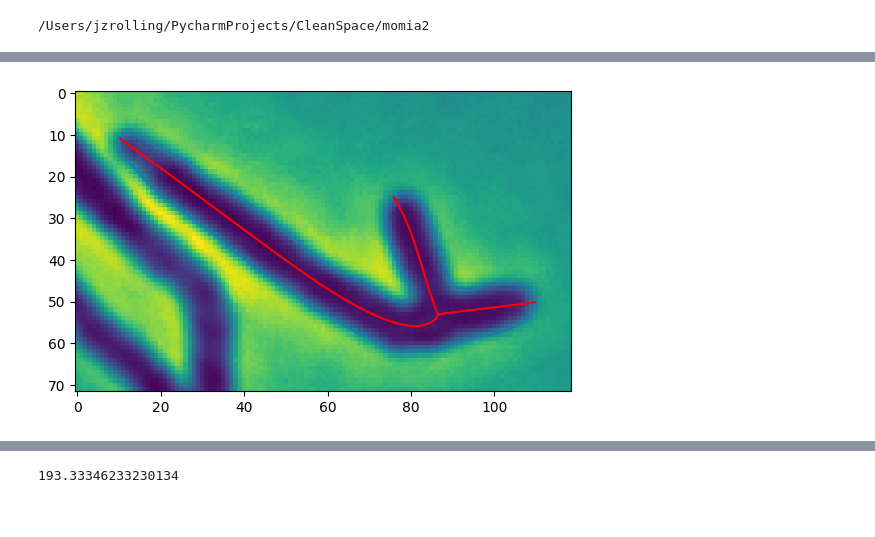
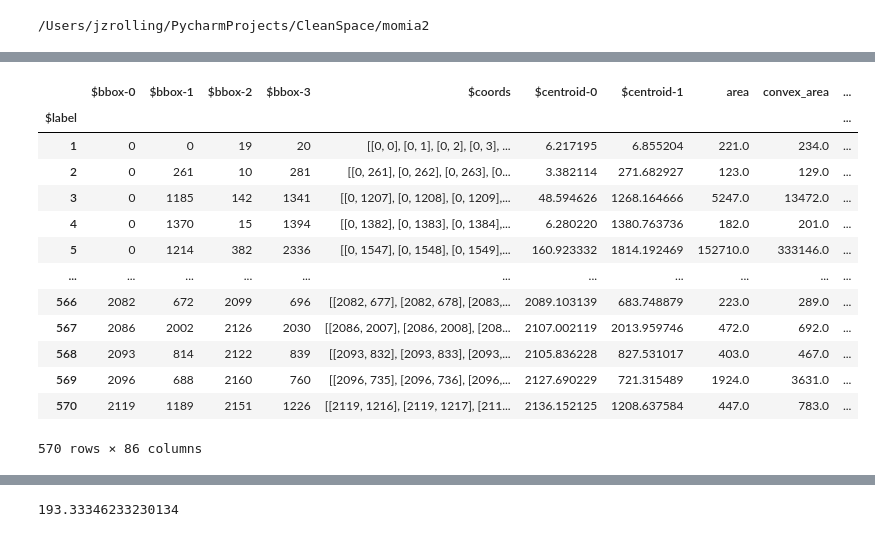
Before and after one commit to jzrolling/CleanSpace, a Jupyter notebook: notebooks/2. revise_midline_algorithm_copy.ipynb, the cells around one changed output, grey strips where cells are left out. Cells and saved outputs as stored; diff of their text form; code cells hidden in the pictures.

```diff
--- a/notebooks/2. revise_midline_algorithm_copy.ipynb
+++ b/notebooks/2. revise_midline_algorithm_copy.ipynb
@@ -53,15 +98,18 @@ part = [p.get_particle_data(x) for x in filtered.index]
 # %%
-n=1
-mask = part[n]['$mask']
-plt.imshow(part[n]['C1'])
-outline = mo.utils.spline_approximation(part[n]['$outline'],
-                                        n=len(part[n]['$outline']),
-                                        closed=True,
-                                        smooth_factor=3)
-midlines = mo.utils.extract_midline(mask,outline,pixel_microns=0.11)
-plt.plot(outline[:,1],outline[:,0])
-for midline in midlines:
-    plt.plot(midline[:,1],midline[:,0],color='r')
+p.regionprops
 # %% [output]
-[figure, removed]
+|  | $bbox-0 | $bbox-1 | $bbox-2 | $bbox-3 | $coords | $centroid-0 | $centroid-1 | area | convex_area | ... |
+| $label |  |  |  |  |  |  |  |  |  | ... |
+| 1 | 0 | 0 | 19 | 20 | [[0, 0], [0, 1], [0, 2], [0, 3], ... | 6.217195 | 6.855204 | 221.0 | 234.0 | ... |
+| 2 | 0 | 261 | 10 | 281 | [[0, 261], [0, 262], [0, 263], [0... | 3.382114 | 271.682927 | 123.0 | 129.0 | ... |
+| 3 | 0 | 1185 | 142 | 1341 | [[0, 1207], [0, 1208], [0, 1209],... | 48.594626 | 1268.164666 | 5247.0 | 13472.0 | ... |
+| 4 | 0 | 1370 | 15 | 1394 | [[0, 1382], [0, 1383], [0, 1384],... | 6.280220 | 1380.763736 | 182.0 | 201.0 | ... |
+| 5 | 0 | 1214 | 382 | 2336 | [[0, 1547], [0, 1548], [0, 1549],... | 160.923332 | 1814.192469 | 152710.0 | 333146.0 | ... |
+| ... | ... | ... | ... | ... | ... | ... | ... | ... | ... | ... |
+| 566 | 2082 | 672 | 2099 | 696 | [[2082, 677], [2082, 678], [2083,... | 2089.103139 | 683.748879 | 223.0 | 289.0 | ... |
+| 567 | 2086 | 2002 | 2126 | 2030 | [[2086, 2007], [2086, 2008], [208... | 2107.002119 | 2013.959746 | 472.0 | 692.0 | ... |
+| 568 | 2093 | 814 | 2122 | 839 | [[2093, 832], [2093, 833], [2093,... | 2105.836228 | 827.531017 | 403.0 | 467.0 | ... |
+| 569 | 2096 | 688 | 2160 | 760 | [[2096, 735], [2096, 736], [2096,... | 2127.690229 | 721.315489 | 1924.0 | 3631.0 | ... |
+| 570 | 2119 | 1189 | 2151 | 1226 | [[2119, 1216], [2119, 1217], [211... | 2136.152125 | 1208.637584 | 447.0 | 783.0 | ... |
+570 rows × 86 columns
 # %%
```
Also changed, not shown: parts of 10 cells of this notebook, 5 other files.
